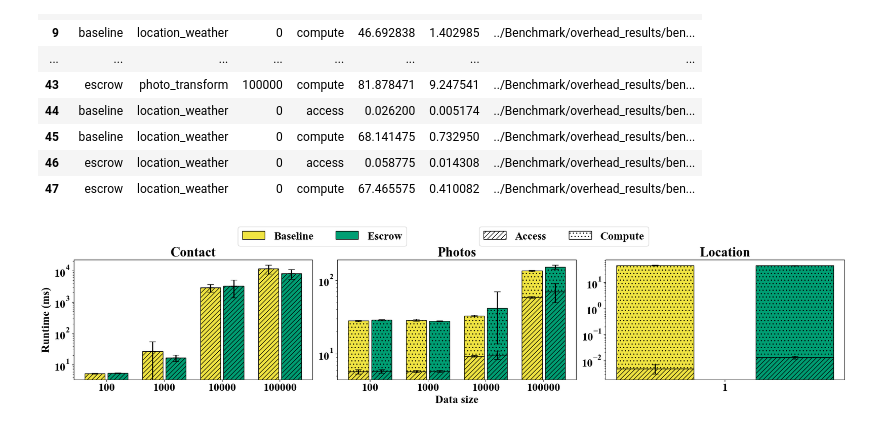
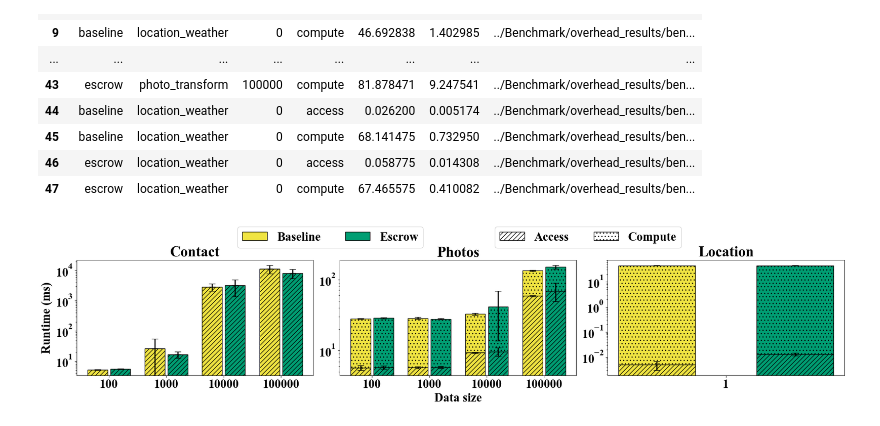
Before and after one commit to youny626/AppleEscrow, a Jupyter notebook: Benchmark/plot_overhead.ipynb, the cells around one changed output. Saved outputs shown, nothing was run; the diff lists cells and outputs as text; code cells hidden in the pictures.

```diff
--- a/Benchmark/plot_overhead.ipynb
+++ b/Benchmark/plot_overhead.ipynb
@@ -9,7 +9,7 @@ from matplotlib.patches import Patch
 
 # Global font: larger, bold Times New Roman
 plt.rcParams.update({
-    'font.size': 20,
+    'font.size': 22,
     'font.family': 'serif',
     'font.weight': 'bold',
     'axes.labelweight': 'bold',
@@ -111,33 +111,33 @@ for ax, (q, title) in zip(axes, queries.items()):
             offset = (i - (len(approaches)-1)/2) * (width + 0.08)
 
         bars_a = ax.bar(x + offset, mean_a, width, color=color, hatch=metric_hatch['access'], edgecolor='black')
         # error bars for access segment (on its top)
         ax.errorbar(x + offset, mean_a, yerr=std_a, fmt='none', ecolor='black', capsize=6, elinewidth=2)
         # stacked compute segment
         bars_c = ax.bar(x + offset, mean_c, width, bottom=mean_a, color=color, hatch=metric_hatch['compute'], edgecolor='black')
         # error bars for compute segment (on top of stacked bar)
         ax.errorbar(x + offset, np.array(mean_a) + np.array(mean_c), yerr=std_c, fmt='none', ecolor='black', capsize=6, elinewidth=2)
 
     ax.set_title(title)
     ax.set_xticks(x)
     ax.set_xticklabels(sizes)
     if title == 'Photos':
         ax.set_xlabel('Data size')
     ax.tick_params(axis='x', which='major')
 
     ax.set_yscale('log')
 
 axes[0].set_ylabel('Runtime (ms)', fontweight='bold')
 
 # Legends: place above subplot titles at the very top corners
 approach_handles = [Patch(facecolor=approach_colors[a], edgecolor='black', label=a.capitalize()) for a in approaches]
 metric_handles = [Patch(facecolor='white', edgecolor='black', hatch=metric_hatch[m], label=m.capitalize()) for m in ['access','compute']]
-fig.legend(handles=approach_handles, loc='upper center', ncol=2, bbox_to_anchor=(0.35, 1.15))
-fig.legend(handles=metric_handles, loc='upper center', ncol=2, bbox_to_anchor=(0.65, 1.15))
+fig.legend(handles=approach_handles, loc='upper center', ncol=2, bbox_to_anchor=(0.36, 1.15))
+fig.legend(handles=metric_handles, loc='upper center', ncol=2, bbox_to_anchor=(0.68, 1.15))
 
 fig_name = f"figures/overhead/overhead.pdf"
 plt.savefig(fig_name, bbox_inches='tight')
 plt.show()
 plt.close()
 # %% [output]
-[figure, old version]
+[figure, new version]
```
Also changed, not shown: 7 other files.
